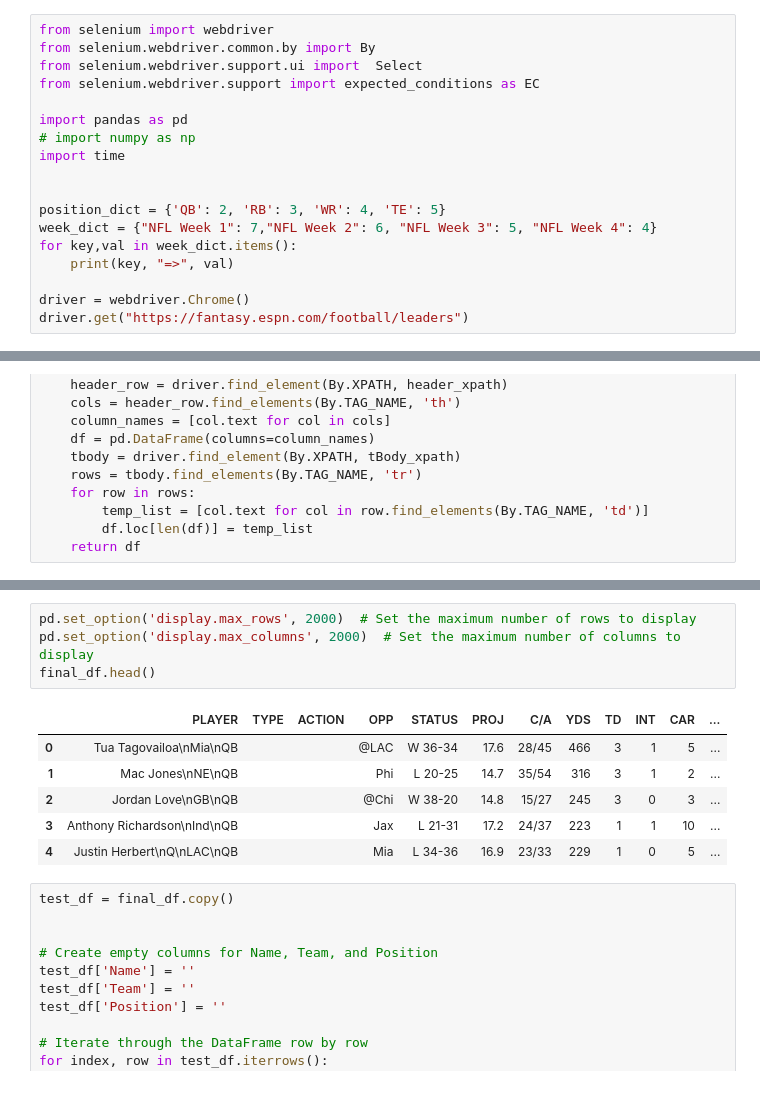
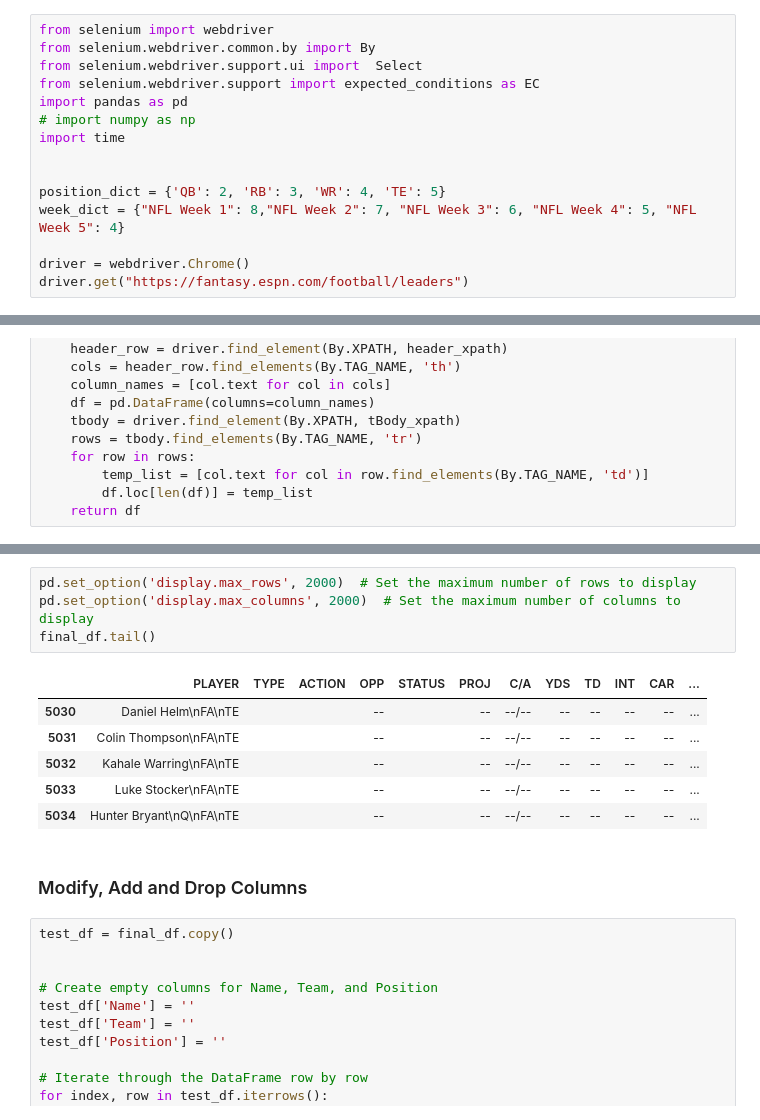
Before and after one commit to DaymonH/FantasyFootballRNN, a Jupyter notebook: point-predictor.ipynb, the cells around one changed output, grey strips where cells are left out. Saved outputs shown, nothing was run; the diff lists cells and outputs as text.

```diff
--- a/point-predictor.ipynb
+++ b/point-predictor.ipynb
@@ -3,16 +3,13 @@ from selenium import webdriver
 from selenium.webdriver.common.by import By
 from selenium.webdriver.support.ui import  Select
 from selenium.webdriver.support import expected_conditions as EC
-
 import pandas as pd
 # import numpy as np
 import time
 
 
 position_dict = {'QB': 2, 'RB': 3, 'WR': 4, 'TE': 5}
-week_dict = {"NFL Week 1": 7,"NFL Week 2": 6, "NFL Week 3": 5, "NFL Week 4": 4}
-for key,val in week_dict.items():
-    print(key, "=>", val)
+week_dict = {"NFL Week 1": 8,"NFL Week 2": 7, "NFL Week 3": 6, "NFL Week 4": 5, "NFL Week 5": 4}
 
 driver = webdriver.Chrome()
 driver.get("https://fantasy.espn.com/football/leaders")
@@ -106,14 +102,16 @@ End of Position 1.6910123825073242
 # %%
 pd.set_option('display.max_rows', 2000)  # Set the maximum number of rows to display
 pd.set_option('display.max_columns', 2000)  # Set the maximum number of columns to display
-final_df.head()
+final_df.tail()
 # %% [output]
 |  | PLAYER | TYPE | ACTION | OPP | STATUS | PROJ | C/A | YDS | TD | INT | CAR | ... |
-| 0 | Tua Tagovailoa\nMia\nQB |  |  | @LAC | W 36-34 | 17.6 | 28/45 | 466 | 3 | 1 | 5 | ... |
-| 1 | Mac Jones\nNE\nQB |  |  | Phi | L 20-25 | 14.7 | 35/54 | 316 | 3 | 1 | 2 | ... |
-| 2 | Jordan Love\nGB\nQB |  |  | @Chi | W 38-20 | 14.8 | 15/27 | 245 | 3 | 0 | 3 | ... |
-| 3 | Anthony Richardson\nInd\nQB |  |  | Jax | L 21-31 | 17.2 | 24/37 | 223 | 1 | 1 | 10 | ... |
-| 4 | Justin Herbert\nQ\nLAC\nQB |  |  | Mia | L 34-36 | 16.9 | 23/33 | 229 | 1 | 0 | 5 | ... |
+| 5030 | Daniel Helm\nFA\nTE |  |  | -- |  | -- | --/-- | -- | -- | -- | -- | ... |
+| 5031 | Colin Thompson\nFA\nTE |  |  | -- |  | -- | --/-- | -- | -- | -- | -- | ... |
+| 5032 | Kahale Warring\nFA\nTE |  |  | -- |  | -- | --/-- | -- | -- | -- | -- | ... |
+| 5033 | Luke Stocker\nFA\nTE |  |  | -- |  | -- | --/-- | -- | -- | -- | -- | ... |
+| 5034 | Hunter Bryant\nQ\nFA\nTE |  |  | -- |  | -- | --/-- | -- | -- | -- | -- | ... |
+# %% [markdown]
+### Modify, Add and Drop Columns
 # %%
 test_df = final_df.copy()
 
```
Also changed, not shown: parts of 6 cells of this notebook, 2 other files.
